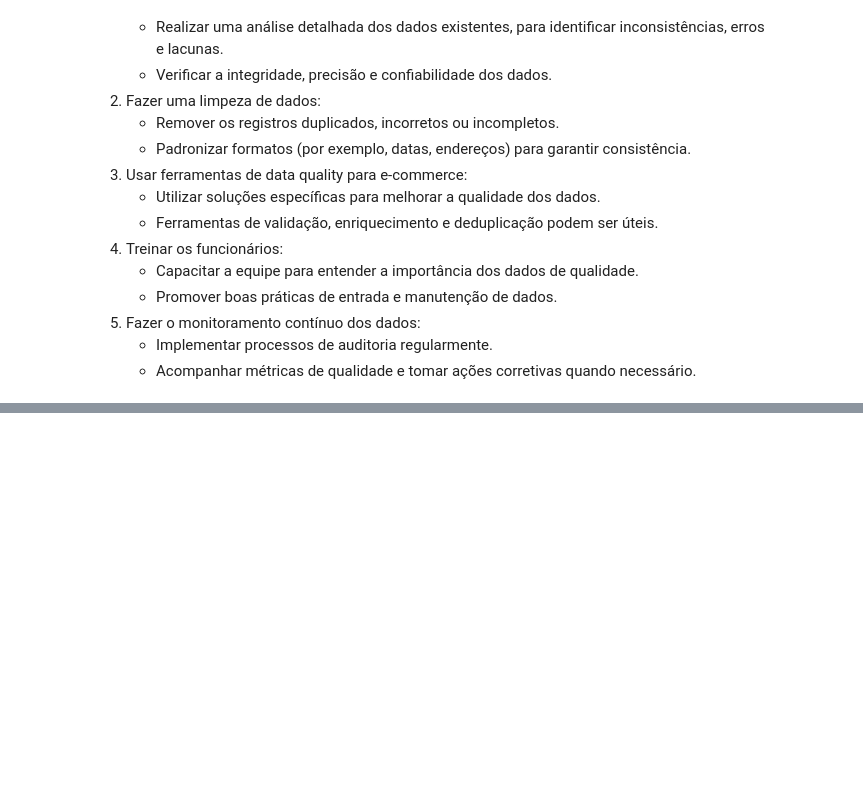
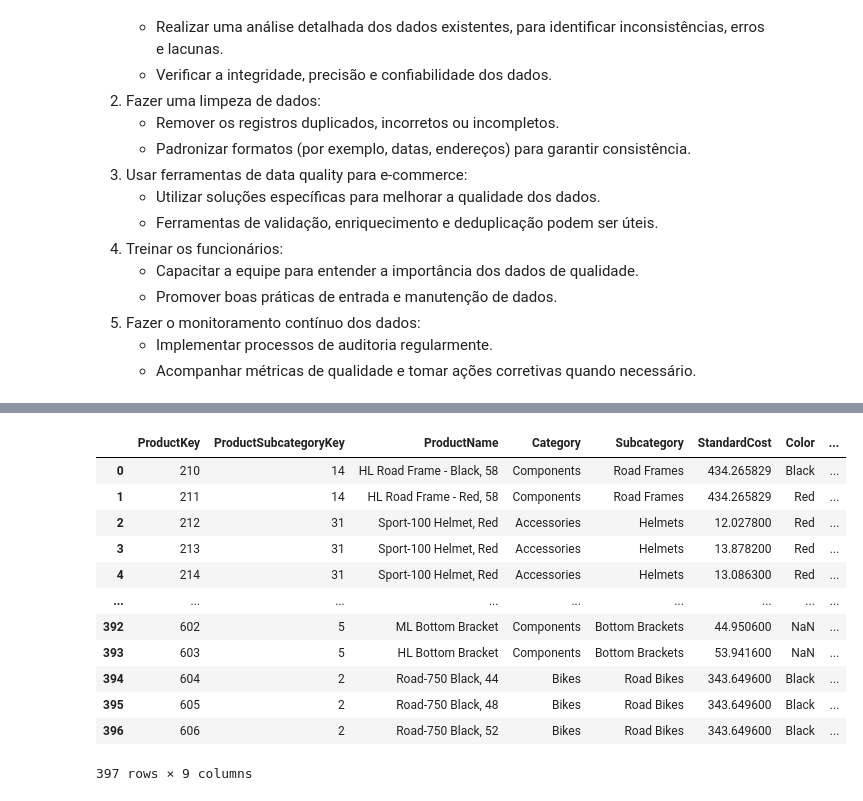
Before and after one commit to cglima/CASSIANA_BARRETO_DDF_TECH_032024, a Jupyter notebook: quality-date.ipynb, the cells around one changed output, grey strips where cells are left out. Saved outputs shown, nothing was run; the diff lists cells and outputs as text; code cells hidden in the pictures; blank space fills up the shorter version.

```diff
--- a/quality-date.ipynb
+++ b/quality-date.ipynb
@@ -120,0 +137,4 @@ check_dados.
+# %%
+# dados produtos
+dados_produtos = pd.read_csv('datalake/curatedzone/produtos.csv', sep='|')
+dados_produtos.head()
@@ -120,0 +192,19 @@ check_dados.
+# %%
+# imputar valores nulos com a média da coluna StandardCost
+dados_produtos['StandardCost'] = dados_produtos['StandardCost'].fillna(dados_produtos['StandardCost'].median())
+dados_produtos
+# [DISCLAIMER] imputar a média não está sendo uma boa prática, poderia ser calculado o custo padrão baseado em mercado ou no custo de produção
+# %% [output]
+|  | ProductKey | ProductSubcategoryKey | ProductName | Category | Subcategory | StandardCost | Color | ... |
+| 0 | 210 | 14 | HL Road Frame - Black, 58 | Components | Road Frames | 434.265829 | Black | ... |
+| 1 | 211 | 14 | HL Road Frame - Red, 58 | Components | Road Frames | 434.265829 | Red | ... |
+| 2 | 212 | 31 | Sport-100 Helmet, Red | Accessories | Helmets | 12.027800 | Red | ... |
+| 3 | 213 | 31 | Sport-100 Helmet, Red | Accessories | Helmets | 13.878200 | Red | ... |
+| 4 | 214 | 31 | Sport-100 Helmet, Red | Accessories | Helmets | 13.086300 | Red | ... |
+| ... | ... | ... | ... | ... | ... | ... | ... | ... |
+| 392 | 602 | 5 | ML Bottom Bracket | Components | Bottom Brackets | 44.950600 | NaN | ... |
+| 393 | 603 | 5 | HL Bottom Bracket | Components | Bottom Brackets | 53.941600 | NaN | ... |
+| 394 | 604 | 2 | Road-750 Black, 44 | Bikes | Road Bikes | 343.649600 | Black | ... |
+| 395 | 605 | 2 | Road-750 Black, 48 | Bikes | Road Bikes | 343.649600 | Black | ... |
+| 396 | 606 | 2 | Road-750 Black, 52 | Bikes | Road Bikes | 343.649600 | Black | ... |
+397 rows × 9 columns
```
Also changed, not shown: parts of 22 cells of this notebook.
